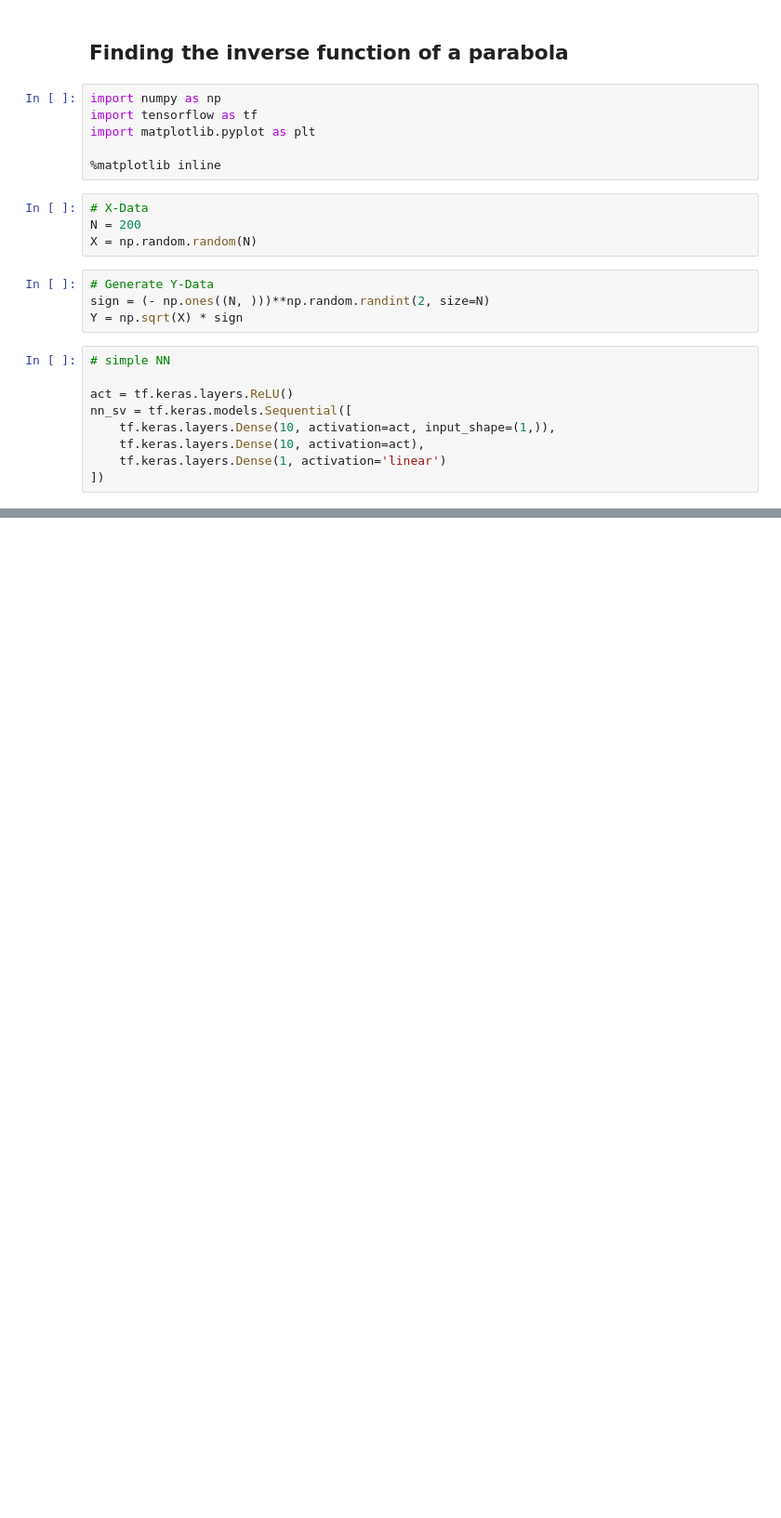
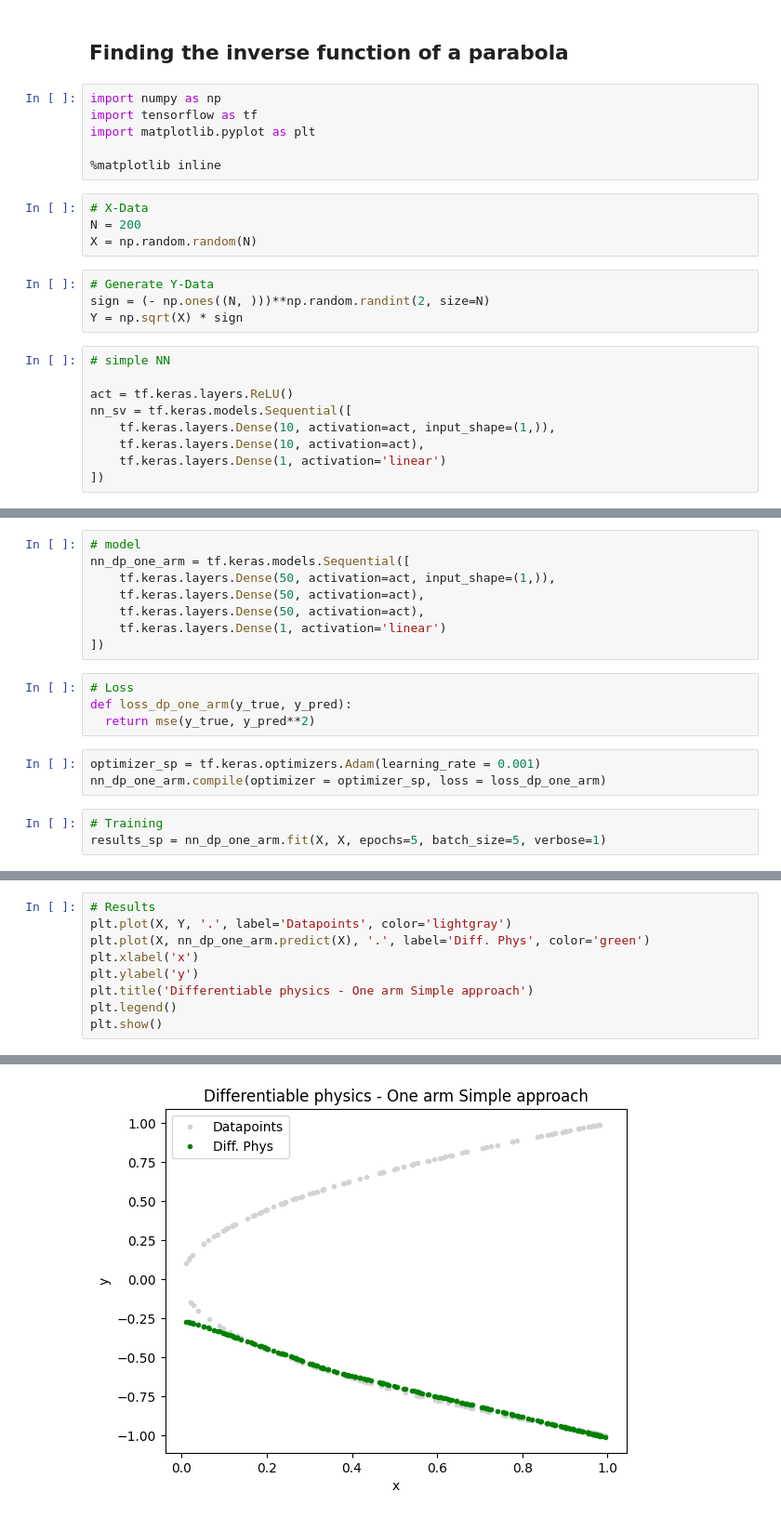
Before and after one commit to nikhilsingh13/learning-differentiable-physics-pbdl, a Jupyter notebook: example1.ipynb, the cells around one changed output, grey strips where cells are left out. Shown at 93% size. Drawn from its saved outputs; the diff is of its cells as text; blank space fills up the shorter version.

```diff
--- a/example1.ipynb
+++ b/example1.ipynb
@@ -61,0 +125,18 @@ plt.show()
+# %%
+# model
+nn_dp_one_arm = tf.keras.models.Sequential([
+    tf.keras.layers.Dense(50, activation=act, input_shape=(1,)),
+    tf.keras.layers.Dense(50, activation=act),
+    tf.keras.layers.Dense(50, activation=act),
+    tf.keras.layers.Dense(1, activation='linear')
+])
+# %%
+# Loss
+def loss_dp_one_arm(y_true, y_pred):
+  return mse(y_true, y_pred**2)
+# %%
+optimizer_sp = tf.keras.optimizers.Adam(learning_rate = 0.001)
+nn_dp_one_arm.compile(optimizer = optimizer_sp, loss = loss_dp_one_arm)
+# %%
+# Training
+results_sp = nn_dp_one_arm.fit(X, X, epochs=5, batch_size=5, verbose=1)
@@ -61,0 +154,10 @@ plt.show()
+# %%
+# Results
+plt.plot(X, Y, '.', label='Datapoints', color='lightgray')
+plt.plot(X, nn_dp_one_arm.predict(X), '.', label='Diff. Phys', color='green')
+plt.xlabel('x')
+plt.ylabel('y')
+plt.title('Differentiable physics - One arm Simple approach')
+plt.legend()
+plt.show()
+# %% [output]
@@ -61,0 +165 @@ plt.show()
+[figure, added]
```
Also changed, not shown: parts of 13 cells of this notebook.
